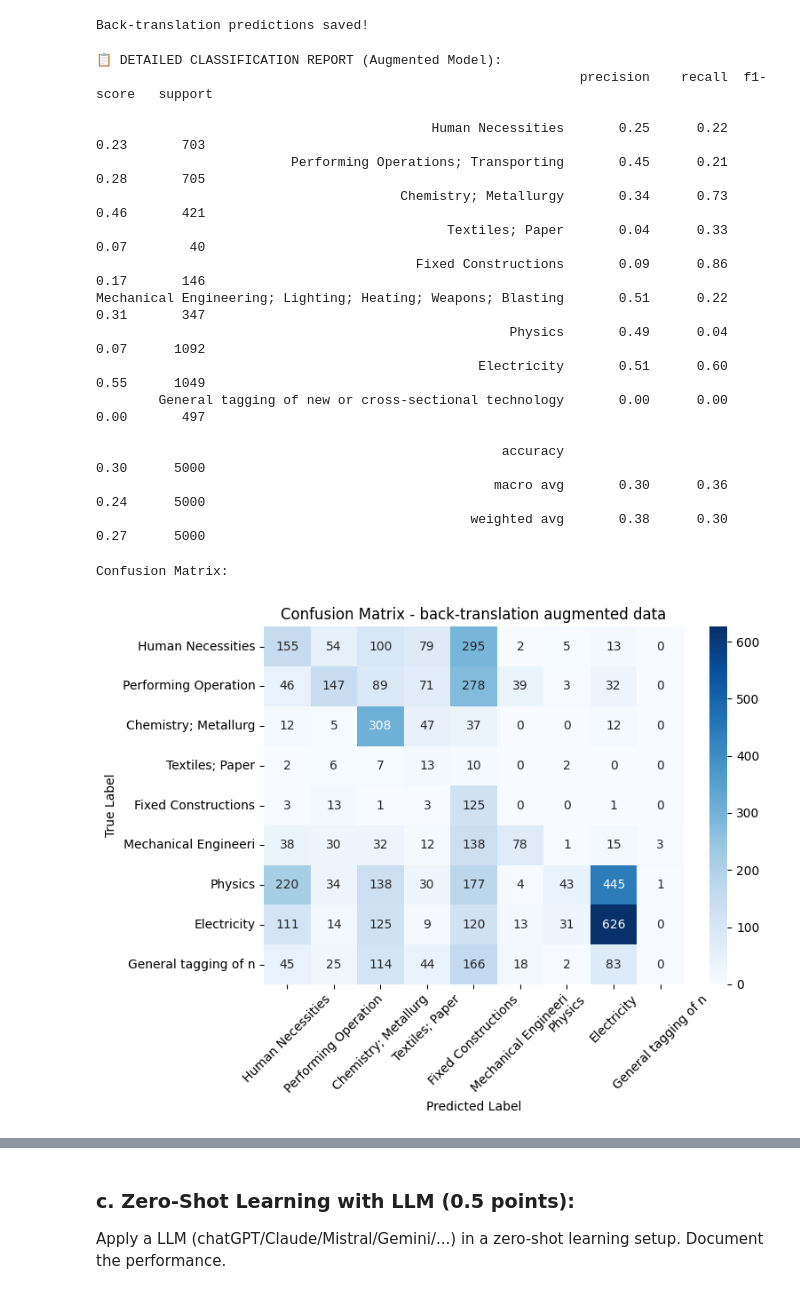
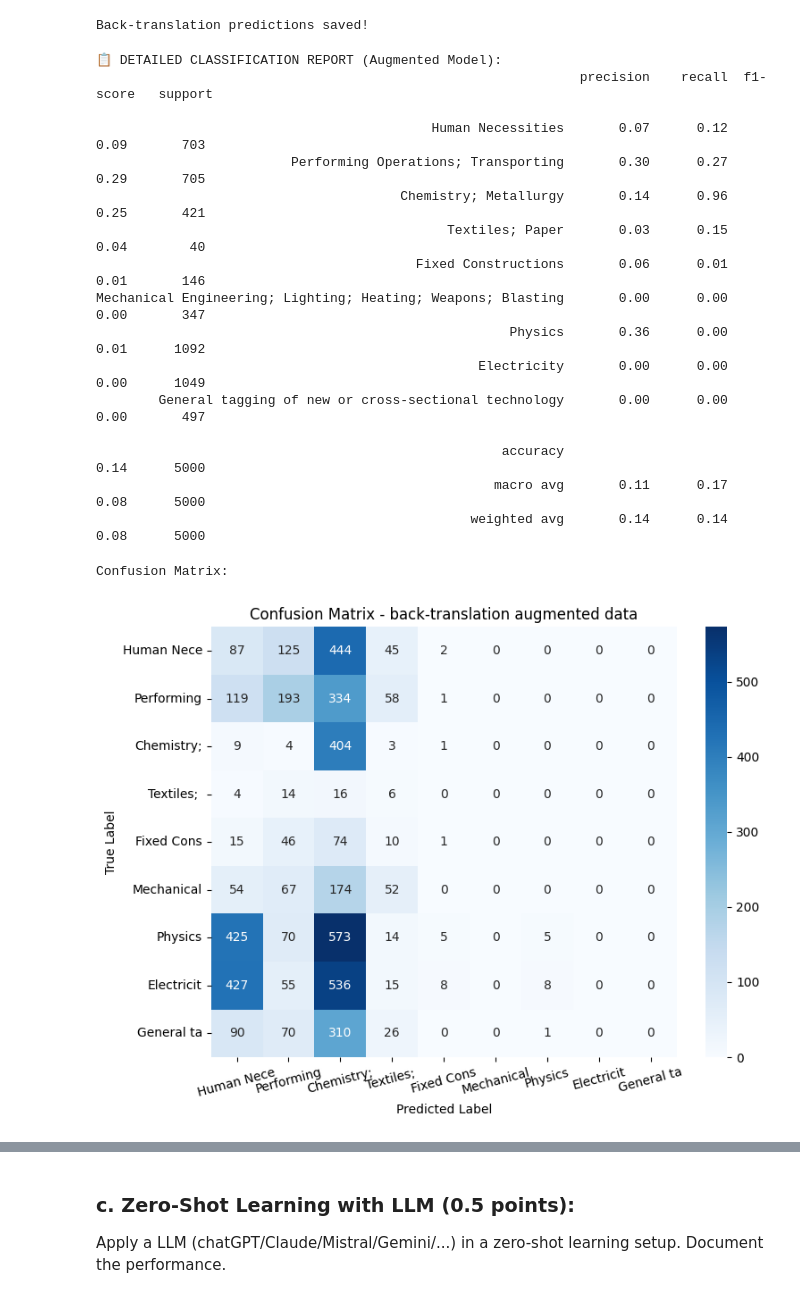
Before and after one commit to m9o8/anlp_final_project, a Jupyter notebook: code/task2_mistral.ipynb, the cells around one changed output, grey strips where cells are left out. Saved outputs shown, nothing was run; the diff lists cells and outputs as text; code cells hidden in the pictures.

Commit message:
Corrected for Sequence Classification and added different models

```diff
--- a/code/task2_mistral.ipynb
+++ b/code/task2_mistral.ipynb
@@ -100,3 +99,5 @@ LABELS = {
     7: "Electricity",
     8: "General tagging of new or cross-sectional technology",
 }
+
+MODEL = "distilbert/distilbert-base-uncased" # Alternative for patents-specific and better performing: "anferico/bert-for-patents"
@@ -303,7 +297,7 @@ df_train32 = create_balanced_few_shot_sample(
  #### a.1 Tokenization
 # %%
 # Load tokenizer for the patent BERT model
-tokenizer = AutoTokenizer.from_pretrained("anferico/bert-for-patents")
+tokenizer = AutoTokenizer.from_pretrained(MODEL)
 # %% [markdown]
  #### a.2 Special Tokens
 # %%
@@ -371,7 +365,7 @@ train_dataset = PatentDataset(train_encodings, df_train32["label"].tolist())
 # %%
 # Load model for sequence classification
 model = AutoModelForSequenceClassification.from_pretrained(
-    "anferico/bert-for-patents",
+    MODEL,
     num_labels=len(LABELS.items()),  # 9 patent classes
 )
 
@@ -880,7 +874,7 @@ else:
 
     # Setup training for augmented model
     augmented_model = AutoModelForSequenceClassification.from_pretrained(
-        "anferico/bert-for-patents", num_labels=9
+        MODEL, num_labels=9
     )
 
     # Train augmented model
@@ -1037,34 +1031,34 @@ print(
 📋 DETAILED CLASSIFICATION REPORT (Augmented Model):
                                                               precision    recall  f1-score   support
 
-                                           Human Necessities       0.25      0.22      0.23       703
-                         Performing Operations; Transporting       0.45      0.21      0.28       705
-                                       Chemistry; Metallurgy       0.34      0.73      0.46       421
-                                             Textiles; Paper       0.04      0.33      0.07        40
-                                         Fixed Constructions       0.09      0.86      0.17       146
-Mechanical Engineering; Lighting; Heating; Weapons; Blasting       0.51      0.22      0.31       347
-                                                     Physics       0.49      0.04      0.07      1092
-                                                 Electricity       0.51      0.60      0.55      1049
+                                           Human Necessities       0.07      0.12      0.09       703
+                         Performing Operations; Transporting       0.30      0.27      0.29       705
+                                       Chemistry; Metallurgy       0.14      0.96      0.25       421
+                                             Textiles; Paper       0.03      0.15      0.04        40
+                                         Fixed Constructions       0.06      0.01      0.01       146
+Mechanical Engineering; Lighting; Heating; Weapons; Blasting       0.00      0.00      0.00       347
+                                                     Physics       0.36      0.00      0.01      1092
+                                                 Electricity       0.00      0.00      0.00      1049
         General tagging of new or cross-sectional technology       0.00      0.00      0.00       497
 
-                                                    accuracy                           0.30      5000
-                                                   macro avg       0.30      0.36      0.24      5000
-                                                weighted avg       0.38      0.30      0.27      5000
+                                                    accuracy                           0.14      5000
+                                                   macro avg       0.11      0.17      0.08      5000
+                                                weighted avg       0.14      0.14      0.08      5000
 # %%
 print("\nConfusion Matrix:")
 cm = confusion_matrix(true_labels, augmented_pred_labels)
-lab = [label[:20] for label in LABELS.values()]
+lab = [label[:10] for label in LABELS.values()]
 plt.figure(figsize=(8, 6))
 sns.heatmap(cm, annot=True, fmt="d", cmap="Blues", xticklabels=lab, yticklabels=lab)
 plt.xlabel("Predicted Label")
-plt.xticks(rotation=45)
+plt.xticks(rotation=15)
 plt.ylabel("True Label")
 plt.title("Confusion Matrix - back-translation augmented data")
 plt.tight_layout()
 plt.show()
 # %% [output]
 Confusion Matrix:
-[figure, old version]
+[figure, new version]
 # %%
 # Save augmented results for later comparison
 augmented_results = {
```
Also changed, not shown: parts of 38 cells of this notebook.
